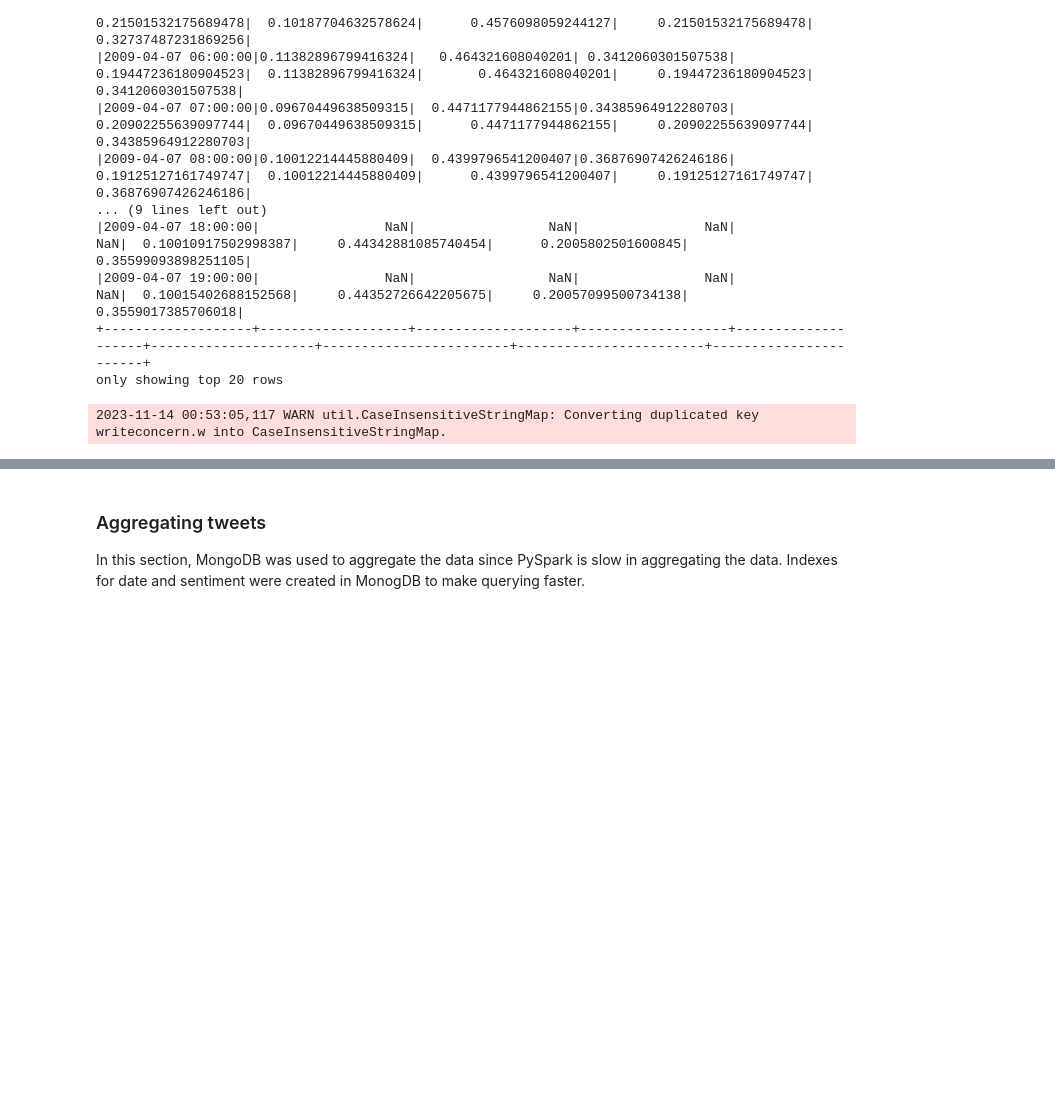
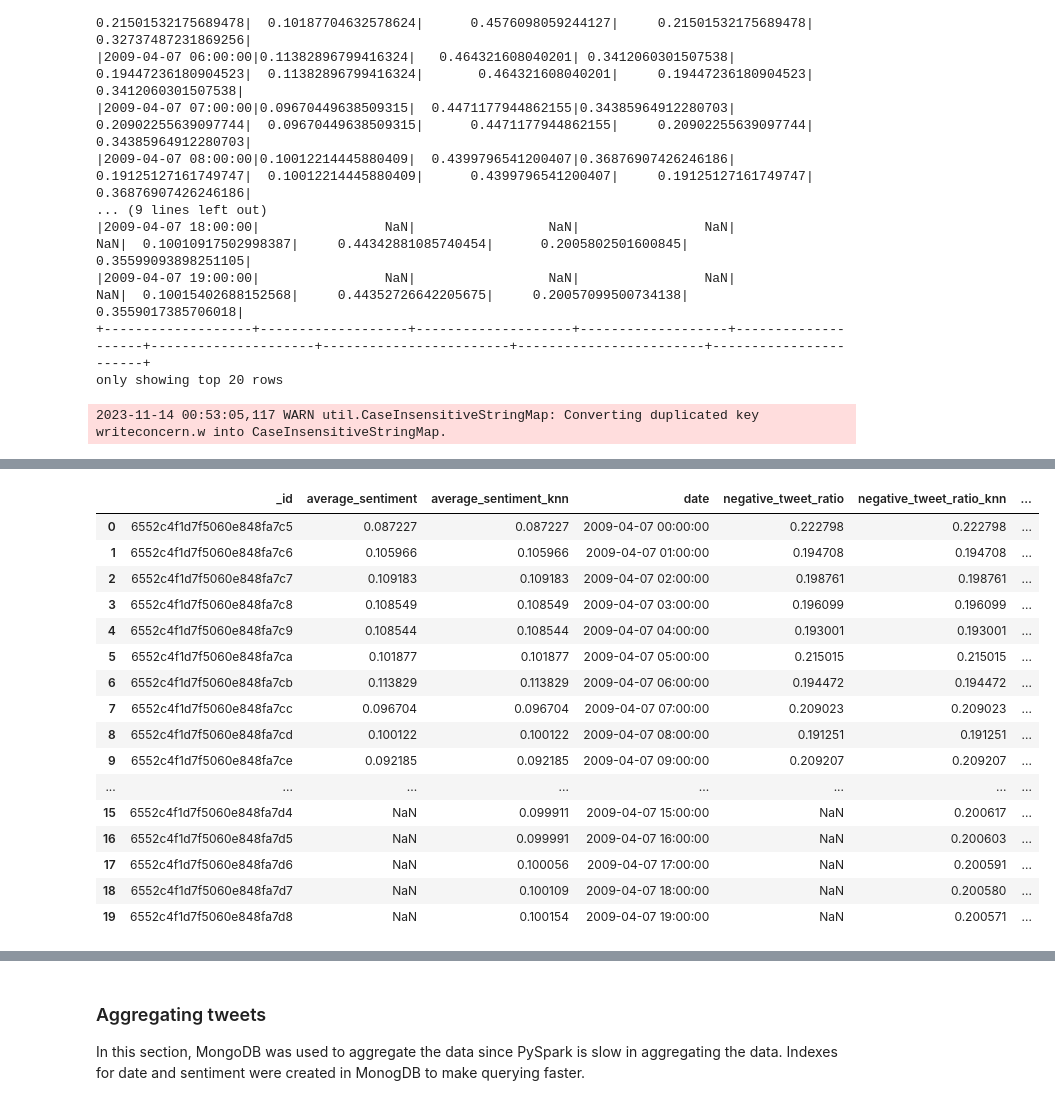
Before and after one commit to kebeneleben/MScDA-Sem2-CA2, a Jupyter notebook: EDA and Data Preparation.ipynb, the cells around one changed output, grey strips where cells are left out. Drawn from its saved outputs; the diff is of its cells as text; code cells hidden in the pictures; blank space fills up the shorter version.

```diff
--- a/EDA and Data Preparation.ipynb
+++ b/EDA and Data Preparation.ipynb
@@ -598,3 +597,12 @@ copySparkDF.write\
     .save()
 # %% [output]
 2023-11-14 00:53:05,117 WARN util.CaseInsensitiveStringMap: Converting duplicated key writeconcern.w into CaseInsensitiveStringMap.
+# %%
+hourlyDataDF = spark.read\
+    .format("mongodb")\
+    .option("uri", write_config["uri"])\
+    .option("database", write_config["database"])\
+    .option("collection", "hourly_data_imputed")\
+    .option("writeConcern.w", write_config["writeConcern.w"])\
+    .load()\
+    .sort("date")
@@ -600,0 +633,20 @@ copySparkDF.write\
+# %%
+hourly.head(20)
+# %% [output]
+|  | _id | average_sentiment | average_sentiment_knn | date | negative_tweet_ratio | negative_tweet_ratio_knn | ... |
+| 0 | 6552c4f1d7f5060e848fa7c5 | 0.087227 | 0.087227 | 2009-04-07 00:00:00 | 0.222798 | 0.222798 | ... |
+| 1 | 6552c4f1d7f5060e848fa7c6 | 0.105966 | 0.105966 | 2009-04-07 01:00:00 | 0.194708 | 0.194708 | ... |
+| 2 | 6552c4f1d7f5060e848fa7c7 | 0.109183 | 0.109183 | 2009-04-07 02:00:00 | 0.198761 | 0.198761 | ... |
+| 3 | 6552c4f1d7f5060e848fa7c8 | 0.108549 | 0.108549 | 2009-04-07 03:00:00 | 0.196099 | 0.196099 | ... |
+| 4 | 6552c4f1d7f5060e848fa7c9 | 0.108544 | 0.108544 | 2009-04-07 04:00:00 | 0.193001 | 0.193001 | ... |
+| 5 | 6552c4f1d7f5060e848fa7ca | 0.101877 | 0.101877 | 2009-04-07 05:00:00 | 0.215015 | 0.215015 | ... |
+| 6 | 6552c4f1d7f5060e848fa7cb | 0.113829 | 0.113829 | 2009-04-07 06:00:00 | 0.194472 | 0.194472 | ... |
+| 7 | 6552c4f1d7f5060e848fa7cc | 0.096704 | 0.096704 | 2009-04-07 07:00:00 | 0.209023 | 0.209023 | ... |
+| 8 | 6552c4f1d7f5060e848fa7cd | 0.100122 | 0.100122 | 2009-04-07 08:00:00 | 0.191251 | 0.191251 | ... |
+| 9 | 6552c4f1d7f5060e848fa7ce | 0.092185 | 0.092185 | 2009-04-07 09:00:00 | 0.209207 | 0.209207 | ... |
+| ... | ... | ... | ... | ... | ... | ... | ... |
+| 15 | 6552c4f1d7f5060e848fa7d4 | NaN | 0.099911 | 2009-04-07 15:00:00 | NaN | 0.200617 | ... |
+| 16 | 6552c4f1d7f5060e848fa7d5 | NaN | 0.099991 | 2009-04-07 16:00:00 | NaN | 0.200603 | ... |
+| 17 | 6552c4f1d7f5060e848fa7d6 | NaN | 0.100056 | 2009-04-07 17:00:00 | NaN | 0.200591 | ... |
+| 18 | 6552c4f1d7f5060e848fa7d7 | NaN | 0.100109 | 2009-04-07 18:00:00 | NaN | 0.200580 | ... |
+| 19 | 6552c4f1d7f5060e848fa7d8 | NaN | 0.100154 | 2009-04-07 19:00:00 | NaN | 0.200571 | ... |
```
Also changed, not shown: parts of 13 cells of this notebook.
